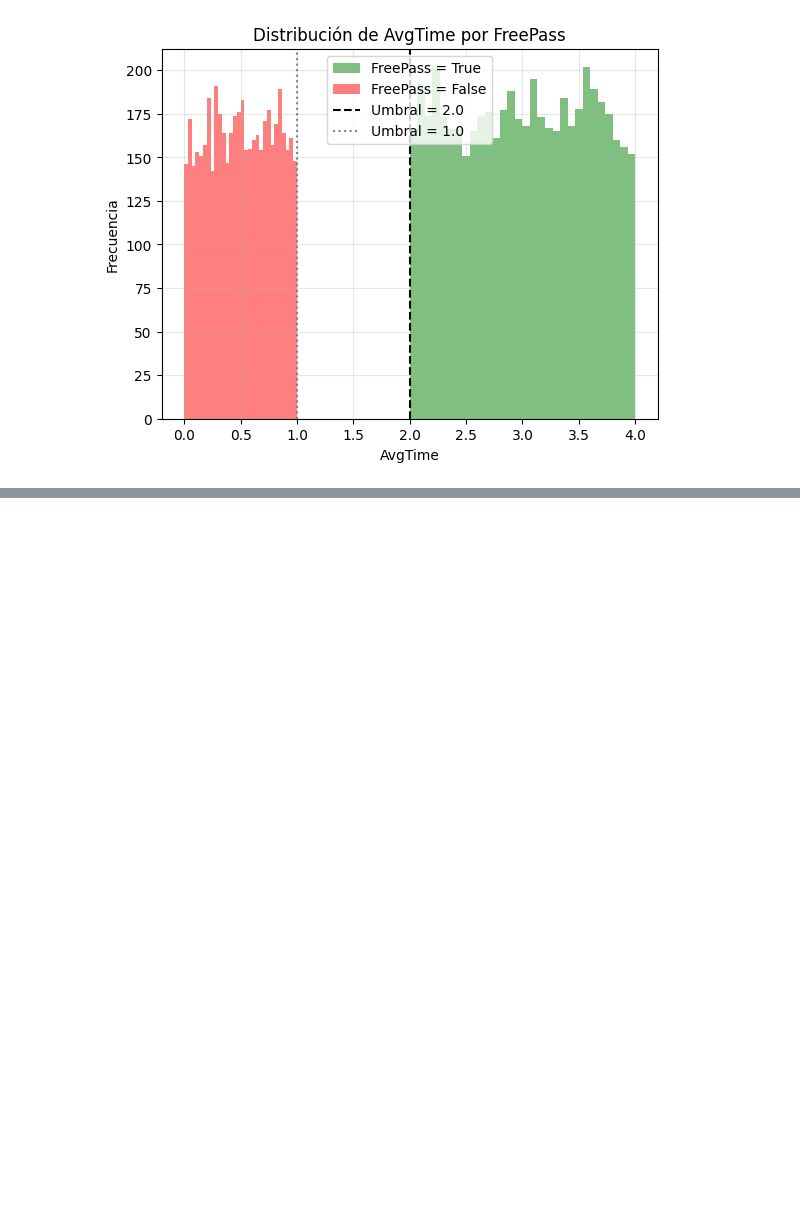
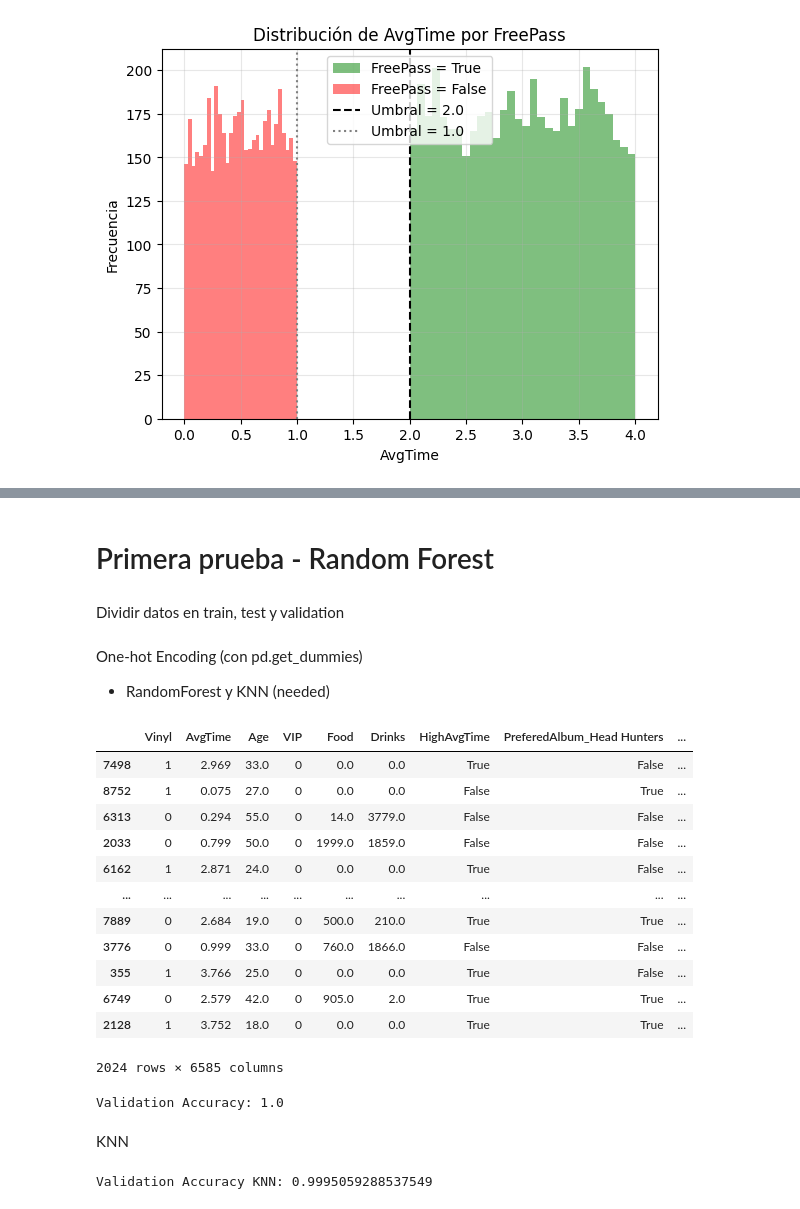
Before and after one commit to anacanoherranz/kagglada, a Jupyter notebook: notebook_julia.ipynb, the cells around one changed output, grey strips where cells are left out. Cells and saved outputs as stored; diff of their text form; code cells hidden in the pictures; blank space fills up the shorter version.

```diff
--- a/notebook_julia.ipynb
+++ b/notebook_julia.ipynb
@@ -68,0 +180,5 @@ Más o menos 50% a cada lado
+# %%
+test.drop(columns=[c for c in test.columns if c.endswith('_isNaN')], inplace=True)
+train.drop(columns=[c for c in train.columns if c.endswith('_isNaN')], inplace=True)
+
+train.isna().sum()
@@ -117,0 +228,59 @@ plt.show()
+# %%
+train['HighAvgTime'] = train['AvgTime'] > 2
+test['HighAvgTime'] = test['AvgTime'] > 2
+# %% [markdown]
+# Primera prueba - Random Forest
+# %%
+X = train.drop(columns=['FreePass', 'Id']) # Columnas relevantes
+y = train['FreePass']
+# %% [markdown]
+Dividir datos en train, test y validation
+# %%
+from sklearn.model_selection import train_test_split
+
+X_train, X_val, y_train, y_val = train_test_split(X, y, test_size=0.2, random_state=42, stratify=y)
+# %% [markdown]
+One-hot Encoding (con pd.get_dummies)
+- RandomForest y KNN (needed)
+# %%
+categorical_cols = ['PreferedAlbum', 'TicketInfo', 'Concert']
+
+X_train = pd.get_dummies(X_train, columns=categorical_cols, drop_first=True)
+X_val   = pd.get_dummies(X_val, columns=categorical_cols, drop_first=True)
+X_val = X_val.reindex(columns=X_train.columns, fill_value=0)
+
+# Transformar opinion a longitud de texto
+X_train['Opinion_length'] = X_train['Opinion'].str.len()
+X_val['Opinion_length'] = X_val['Opinion'].str.len()
+
+X_train = X_train.drop(columns=['Opinion'])
+X_val = X_val.drop(columns=['Opinion'])
+X_val = X_val.reindex(columns=X_train.columns, fill_value=0)
+X_val
+# %% [output]
+|  | Vinyl | AvgTime | Age | VIP | Food | Drinks | HighAvgTime | PreferedAlbum_Head Hunters | ... |
+| 7498 | 1 | 2.969 | 33.0 | 0 | 0.0 | 0.0 | True | False | ... |
+| 8752 | 1 | 0.075 | 27.0 | 0 | 0.0 | 0.0 | False | True | ... |
+| 6313 | 0 | 0.294 | 55.0 | 0 | 14.0 | 3779.0 | False | False | ... |
+| 2033 | 0 | 0.799 | 50.0 | 0 | 1999.0 | 1859.0 | False | False | ... |
+| 6162 | 1 | 2.871 | 24.0 | 0 | 0.0 | 0.0 | True | False | ... |
+| ... | ... | ... | ... | ... | ... | ... | ... | ... | ... |
+| 7889 | 0 | 2.684 | 19.0 | 0 | 500.0 | 210.0 | True | True | ... |
+| 3776 | 0 | 0.999 | 33.0 | 0 | 760.0 | 1866.0 | False | False | ... |
+| 355 | 1 | 3.766 | 25.0 | 0 | 0.0 | 0.0 | True | False | ... |
+| 6749 | 0 | 2.579 | 42.0 | 0 | 905.0 | 2.0 | True | True | ... |
+| 2128 | 1 | 3.752 | 18.0 | 0 | 0.0 | 0.0 | True | True | ... |
+2024 rows × 6585 columns
+# %%
+from sklearn.ensemble import RandomForestClassifier
+from sklearn.metrics import accuracy_score
+
+rf = RandomForestClassifier(n_estimators=100, random_state=42)
+rf.fit(X_train, y_train)
+
+y_val_pred = rf.predict(X_val)
+print("Validation Accuracy:", accuracy_score(y_val, y_val_pred))
+# %% [output]
+Validation Accuracy: 1.0
+# %% [markdown]
+KNN
@@ -117,0 +304,15 @@ plt.show()
+# %%
+from sklearn.neighbors import KNeighborsClassifier
+from sklearn.metrics import accuracy_score
+
+# Definir modelo
+knn = KNeighborsClassifier(n_neighbors=5)  # puedes probar diferentes k
+
+# Entrenar
+knn.fit(X_train_scaled, y_train)
+
+# Predecir en validación
+y_val_pred = knn.predict(X_val_scaled)
+print("Validation Accuracy KNN:", accuracy_score(y_val, y_val_pred))
+# %% [output]
+Validation Accuracy KNN: 0.9995059288537549
```
Also changed, not shown: parts of 31 cells of this notebook, 2 other files.
